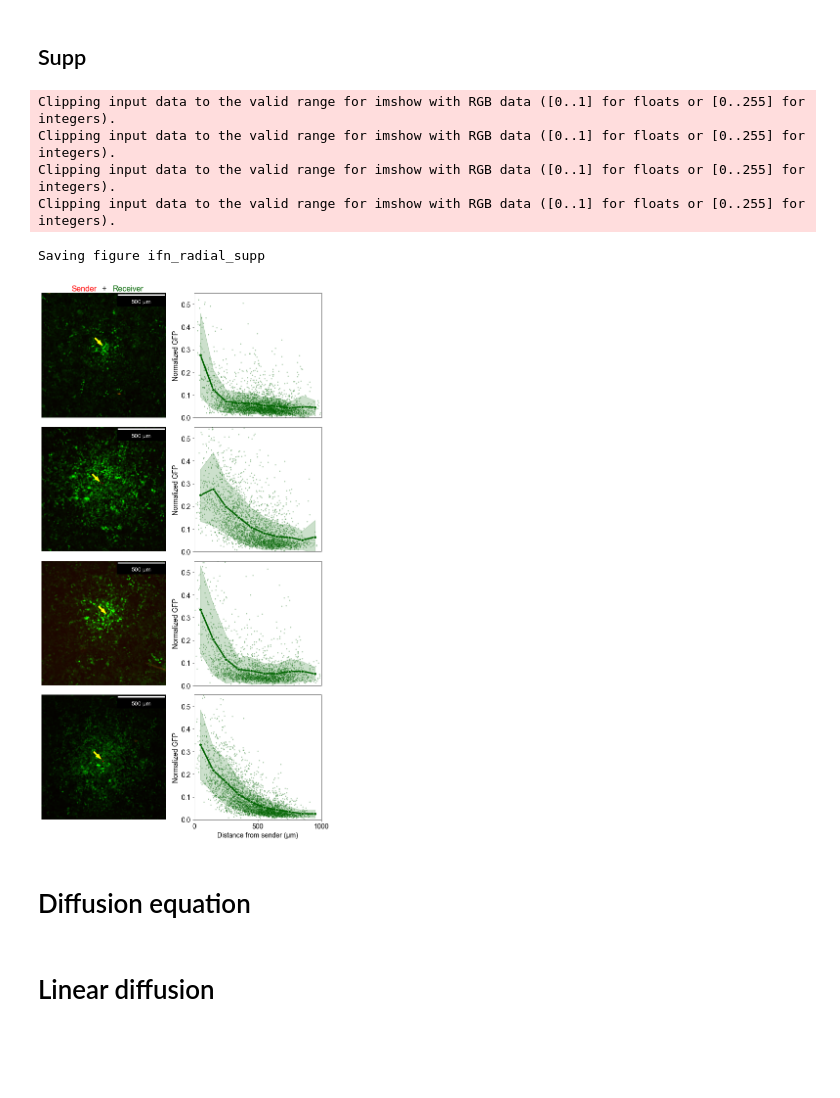
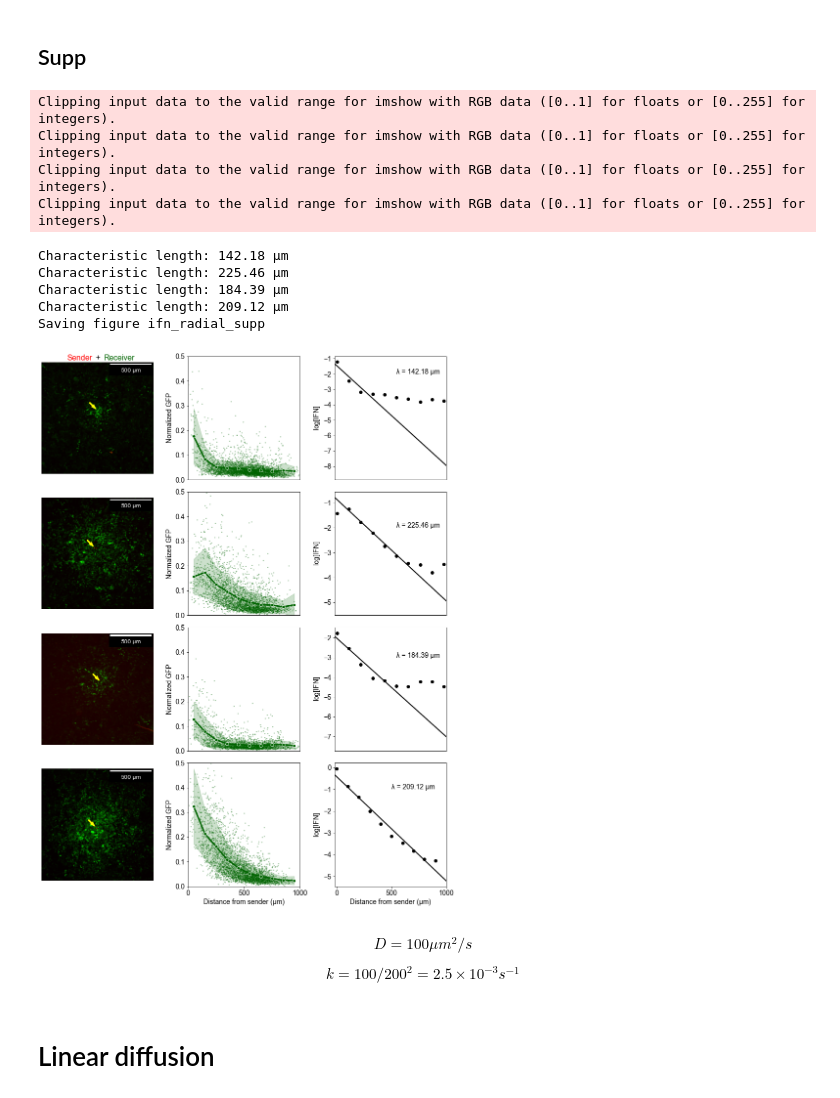
Before and after one commit to Li-Boyan/ReLU_optoSTING, a Jupyter notebook: expr_scripts/fig4_ifn_gradient.ipynb, the cells around one changed output. Drawn from its saved outputs; the diff is of its cells as text; code cells hidden in the pictures; blank space fills up the shorter version.

```diff
--- a/expr_scripts/fig4_ifn_gradient.ipynb
+++ b/expr_scripts/fig4_ifn_gradient.ipynb
@@ -55,17 +112,12 @@ array([[472.14141414, 523.        ],
 # %% [markdown]
 ## Extract fluorescence and location data
 # %%
-ifn_radial_path = "../data/ifn_radial"
-img_idx = [0, 1, 2, 4, 5]
-imfiles = [os.path.join(ifn_radial_path, "pos%d.tif")%i for i in img_idx]
-ims = [skimage.io.imread(f) for f in imfiles]
-green_seg_files = [os.path.join(ifn_radial_path, "pos%d.npy"%i) for i in img_idx]
 _, ax = plt.subplots(1, 5, figsize=(24, 5))
 plt.subplots_adjust(wspace=0.02)
 props_group = []
 for i in range(len(img_idx)):
     show_seg(green_seg_files[i], imfiles[i], ax=ax[i], chan=1, adjust=1)
-    props = extract_fl_loc(green_seg[i], imfiles[i], chan=1)
+    props = extract_fl_loc(green_seg_files[i], imfiles[i], chan=1)
     props_group.append(np.array([[p.mean_intensity, np.sqrt(((np.array(p.centroid) - red_centroid_group[i]) ** 2).sum())] for p in props]))
 # %% [output]
 OME series: failed to read '2021.4.17_20ng-ml dox_ IFN diffusion_single cell_2x2bin_1_MMStack_Pos1.ome.tif'
@@ -89,3 +143,8 @@ OME series: not an ome-tiff master file
+# %%
+percent = 50
+all_fluorescences = np.concatenate([props_group[idx][:, 0] for idx in range(len(props_group))])
+min_fl = all_fluorescences[np.argsort(all_fluorescences)[percent//50]]
+max_fl = all_fluorescences[np.argsort(all_fluorescences)[-percent//50]]
 # %% [markdown]
 ## Main figure
 # %%
@@ -136,7 +209,7 @@ Saving figure ifn_radial_main
 ## Supp
 # %%
 main_fig_index  = [1, 2, 3, 4]
-_, ax = plt.subplots(4, 2, figsize=(8.5, 16))
+_, ax = plt.subplots(4, 3, figsize=(12, 16))
 plt.subplots_adjust(wspace=0.2, hspace=0.02)
 defaultStyle()
 
@@ -146,7 +219,7 @@ for i, idx in enumerate(main_fig_index):
     raw_im = ims[idx]
     rgb_im = np.zeros_like(raw_im, dtype=float)
     rgb_im[:, :, 0] = (raw_im[:, :, 2] - np.min(raw_im[:, :, 2])) / (np.max(raw_im[:, :, 2]) - np.min(raw_im[:, :, 2]))
-    rgb_im[:, :, 1] = (raw_im[:, :, 1] - np.min(raw_im[:, :, 1])) / (np.max(raw_im[:, :, 1]) - np.min(raw_im[:, :, 1])) * 2
+    rgb_im[:, :, 1] = (raw_im[:, :, 1] - min_fl) / (max_fl - min_fl)
     ax[i, 0].imshow(rgb_im)
     scalebar = ScaleBar(1.3, units="um", color="w", box_color='k', fixed_value=500, font_properties={"size": 12, "family": "Arial"})
     ax[i, 0].add_artist(scalebar)
@@ -155,38 +228,75 @@ for i, idx in enumerate(main_fig_index):
     ax[i, 0].axis("off")
 
     distances = props_group[idx][:, 1] * 1.3
     fluorescences = props_group[idx][:, 0]
-    fluorescences = (fluorescences - fluorescences.min()) / (fluorescences.max() - fluorescences.min())
+    fluorescences = fluorescences = (fluorescences - min_fl) / (max_fl - min_fl)
     ax[i, 1].scatter(distances, fluorescences, s=2, c="darkgreen", alpha=0.3)
 
     xinterval = 100
     xbin = np.arange(0, 1000, xinterval)
     binned_distances = np.digitize(distances, xbin)
     gradient_data = np.stack([binned_distances, fluorescences], axis=1)
     gradient_df = pd.DataFrame(gradient_data, columns=["binned_distance", "intensity"])
     gradient_df.binned_distance = gradient_df.binned_distance.apply(lambda x: x * xinterval - xinterval / 2) # + xinterval / 2)
     sns.lineplot(x="binned_distance", y="intensity", data=gradient_df, ax=ax[i, 1], ci='sd', color="darkgreen", lw=3, marker="o")
-    ax[i, 1].axis([0, 1000, 0, 0.55])
+    ax[i, 1].axis([0, 1000, 0, 0.5])
     ax[i, 1].set_xticks([])
     ax[i, 1].set_ylabel("Normalized GFP")
     ax[i, 1].set_xlabel("")
+
+    gfp_gradient = np.array([gradient_df[gradient_df.binned_distance == d].intensity.mean() for d in xbin + xinterval / 2])
+    ifn_gradient = np.exp(- np.log(1/gfp_gradient - 1) / n + np.log(K))
+
+    xdata = np.arange(-20, 1000, 1)
+    ax[i, 2].scatter(xbin, np.log(ifn_gradient), color="k")
+
+    if i == 0:
+        p = np.polyfit(xbin[:4], np.log(ifn_gradient)[:4], deg=1)
+        ax[i, 2].text(500, -2, "λ = %.2f μm"%(-1/p[0]), fontsize=14)
+    elif i == 1:
+        p = np.polyfit(xbin[1:-3], np.log(ifn_gradient)[1:-3], deg=1)
+        ax[i, 2].text(500, -2, "λ = %.2f μm"%(-1/p[0]), fontsize=14)
+    elif i == 2:
+        p = np.polyfit(xbin[:6], np.log(ifn_gradient)[:6], deg=1)
+        ax[i, 2].text(500, -3, "λ = %.2f μm"%(-1/p[0]), fontsize=14)
+    elif i == 3:
+        p = np.polyfit(xbin, np.log(ifn_gradient), deg=1)
+        ax[i, 2].text(500, -1, "λ = %.2f μm"%(-1/p[0]), fontsize=14)
+
+    ax[i, 2].plot(xdata, xdata * p[0] + p[1], color="k", lw=2)
+    print("Characteristic length: %.2f μm"%(-1/p[0]))
+
+    ax[i, 2].set_xlim([-20, 920])
+    # ax[i, 2].set_ylim([-5, 0.5])
+    ax[i, 2].set_xlabel("")
+    ax[i, 2].set_ylabel("$\log\mathrm{[IFN]}$")
+    ax[i, 2].set_xticks([])
+
     if i == 0:
         ax[i, 0].text(350, -5, "Sender", ha="center", va="bottom", size=16, color="red")
         ax[i, 0].text(512, -5, "+", ha="center", va="bottom", size=16, color="black")
         ax[i, 0].text(712, -5, "Receiver", ha="center", va="bottom", size=16, color="darkgreen")
     elif i == 3:
         ax[i, 1].set_xticks([0, 500, 1000])
         ax[i, 1].set_xlabel("Distance from sender (μm)")
+        ax[i, 2].set_xticks([0, 500, 1000])
+        ax[i, 2].set_xlabel("Distance from sender (μm)")
 save_fig("ifn_radial_supp")
 # %% [output]
 Clipping input data to the valid range for imshow with RGB data ([0..1] for floats or [0..255] for integers).
 Clipping input data to the valid range for imshow with RGB data ([0..1] for floats or [0..255] for integers).
 Clipping input data to the valid range for imshow with RGB data ([0..1] for floats or [0..255] for integers).
 Clipping input data to the valid range for imshow with RGB data ([0..1] for floats or [0..255] for integers).
+Characteristic length: 142.18 μm
+Characteristic length: 225.46 μm
+Characteristic length: 184.39 μm
+Characteristic length: 209.12 μm
 Saving figure ifn_radial_supp
-[figure, old version]
+[figure, new version]
-# %% [markdown]
-# Diffusion equation
+# %% [markdown]
+$$D = 100 \mu m^2 / s$$
+
+$$k = 100 / 200^2 = 2.5\times 10^{-3} s^{-1}$$
 # %% [markdown]
 # Linear diffusion
 # %% [markdown]
```
Also changed, not shown: parts of 13 cells of this notebook, 1 other file.
